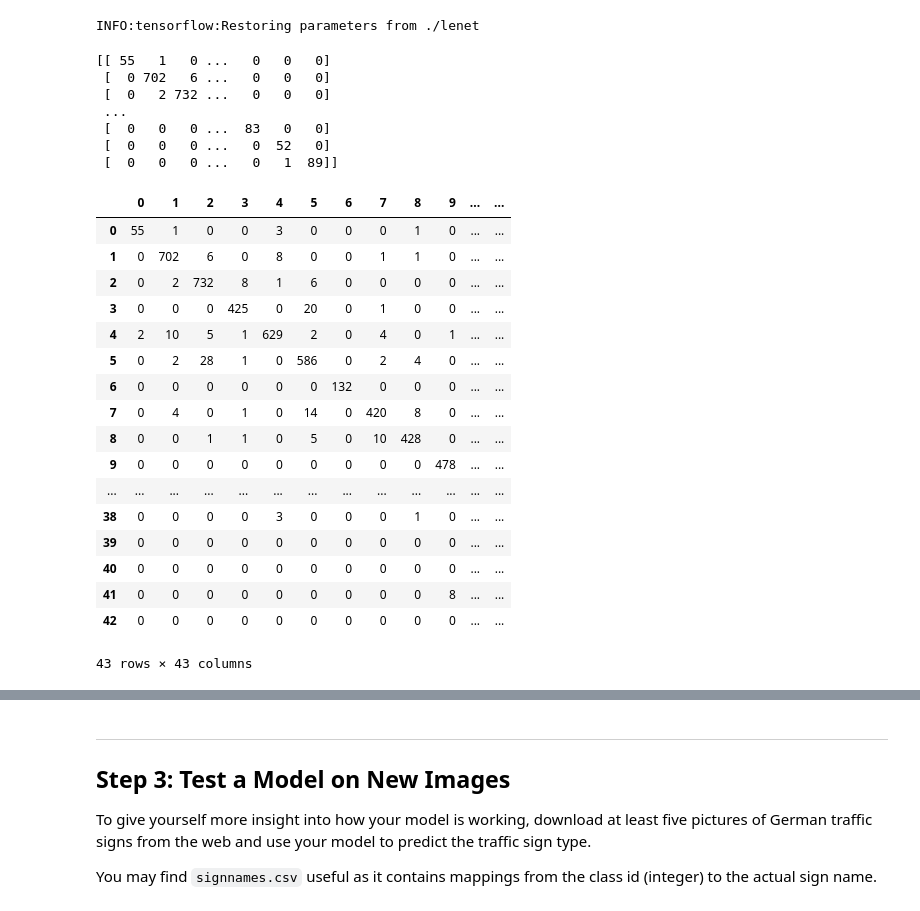
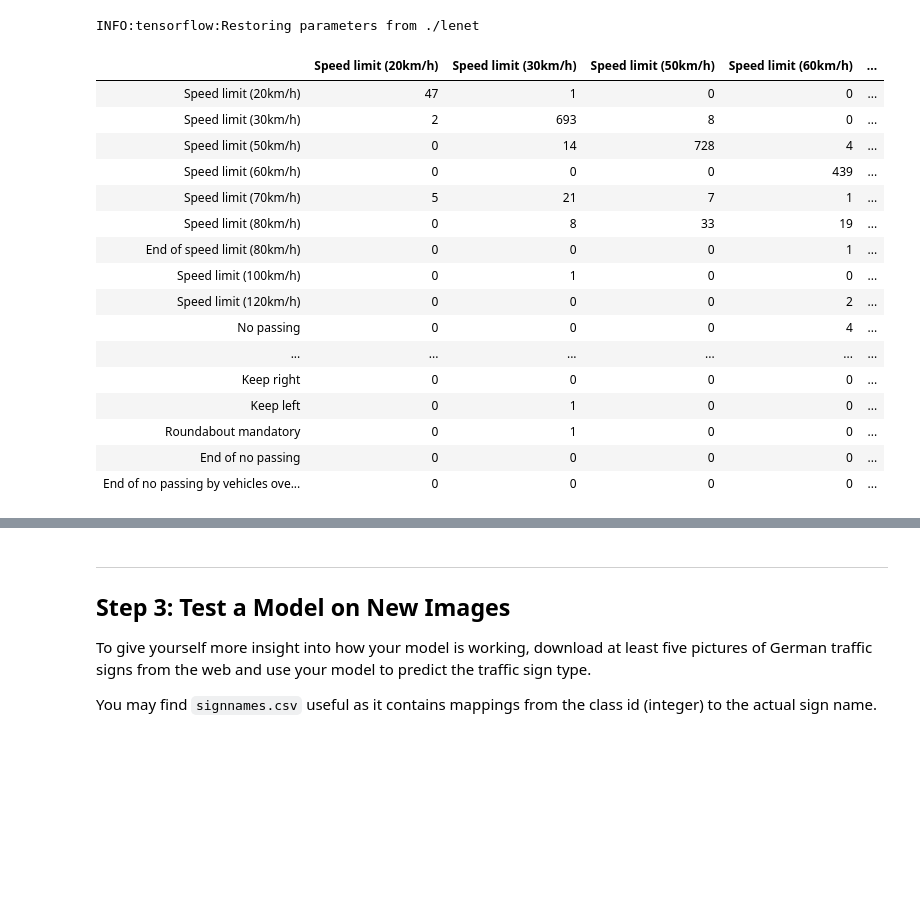
Before and after one commit to JieqingShi/CarND-Traffic-Sign-Classifier-Project, a Jupyter notebook: Traffic_Sign_Classifier.ipynb, the cells around one changed output, grey strips where cells are left out. Cells and saved outputs as stored; diff of their text form; code cells hidden in the pictures; blank space fills up the shorter version.

```diff
--- a/Traffic_Sign_Classifier.ipynb
+++ b/Traffic_Sign_Classifier.ipynb
@@ -29,3 +29,5 @@ import random
 from sklearn.utils import shuffle
 from PIL import Image
 import os
+
+pd.options.display.max_columns = 50
@@ -102,6 +105,8 @@ Number of training examples = 34799
 Number of testing examples = 12630
 Image data shape = (32, 32, 3)
 Number of classes = 43
+# %%
+n_channels = image_shape[-1]
 # %%
 # sanity check
 assert len(train["features"]) == len(train["labels"])
@@ -378,33 +424,24 @@ INFO:tensorflow:Restoring parameters from ./lenet
 # %%
 confusion = tf.confusion_matrix(labels=y_test, predictions=yhat_test, num_classes=n_classes)
 conf_matrix = confusion.eval(session=tf.Session())
-print(conf_matrix)
+conf_matrix_df = pd.DataFrame.from_records(conf_matrix, columns=signnames["SignName"].unique())
+conf_matrix_df.index = signnames["SignName"].unique()
+conf_matrix_df
 # %% [output]
-[[ 55   1   0 ...   0   0   0]
- [  0 702   6 ...   0   0   0]
- [  0   2 732 ...   0   0   0]
- ...
- [  0   0   0 ...  83   0   0]
- [  0   0   0 ...   0  52   0]
- [  0   0   0 ...   0   1  89]]
+|  | Speed limit (20km/h) | Speed limit (30km/h) | Speed limit (50km/h) | Speed limit (60km/h) | ... |
+| Speed limit (20km/h) | 47 | 1 | 0 | 0 | ... |
+| Speed limit (30km/h) | 2 | 693 | 8 | 0 | ... |
+| Speed limit (50km/h) | 0 | 14 | 728 | 4 | ... |
+| Speed limit (60km/h) | 0 | 0 | 0 | 439 | ... |
+| Speed limit (70km/h) | 5 | 21 | 7 | 1 | ... |
+| Speed limit (80km/h) | 0 | 8 | 33 | 19 | ... |
+| End of speed limit (80km/h) | 0 | 0 | 0 | 1 | ... |
+| Speed limit (100km/h) | 0 | 1 | 0 | 0 | ... |
+| Speed limit (120km/h) | 0 | 0 | 0 | 2 | ... |
+| No passing | 0 | 0 | 0 | 4 | ... |
+| ... | ... | ... | ... | ... | ... |
+| Keep right | 0 | 0 | 0 | 0 | ... |
+| Keep left | 0 | 1 | 0 | 0 | ... |
+| Roundabout mandatory | 0 | 1 | 0 | 0 | ... |
+| End of no passing | 0 | 0 | 0 | 0 | ... |
+| End of no passing by vehicles ove... | 0 | 0 | 0 | 0 | ... |
-# %%
-pd.DataFrame.from_records(conf_matrix)
-# %% [output]
-|  | 0 | 1 | 2 | 3 | 4 | 5 | 6 | 7 | 8 | 9 | ... | ... |
-| 0 | 55 | 1 | 0 | 0 | 3 | 0 | 0 | 0 | 1 | 0 | ... | ... |
-| 1 | 0 | 702 | 6 | 0 | 8 | 0 | 0 | 1 | 1 | 0 | ... | ... |
-| 2 | 0 | 2 | 732 | 8 | 1 | 6 | 0 | 0 | 0 | 0 | ... | ... |
-| 3 | 0 | 0 | 0 | 425 | 0 | 20 | 0 | 1 | 0 | 0 | ... | ... |
-| 4 | 2 | 10 | 5 | 1 | 629 | 2 | 0 | 4 | 0 | 1 | ... | ... |
-| 5 | 0 | 2 | 28 | 1 | 0 | 586 | 0 | 2 | 4 | 0 | ... | ... |
-| 6 | 0 | 0 | 0 | 0 | 0 | 0 | 132 | 0 | 0 | 0 | ... | ... |
-| 7 | 0 | 4 | 0 | 1 | 0 | 14 | 0 | 420 | 8 | 0 | ... | ... |
-| 8 | 0 | 0 | 1 | 1 | 0 | 5 | 0 | 10 | 428 | 0 | ... | ... |
-| 9 | 0 | 0 | 0 | 0 | 0 | 0 | 0 | 0 | 0 | 478 | ... | ... |
-| ... | ... | ... | ... | ... | ... | ... | ... | ... | ... | ... | ... | ... |
-| 38 | 0 | 0 | 0 | 0 | 3 | 0 | 0 | 0 | 1 | 0 | ... | ... |
-| 39 | 0 | 0 | 0 | 0 | 0 | 0 | 0 | 0 | 0 | 0 | ... | ... |
-| 40 | 0 | 0 | 0 | 0 | 0 | 0 | 0 | 0 | 0 | 0 | ... | ... |
-| 41 | 0 | 0 | 0 | 0 | 0 | 0 | 0 | 0 | 0 | 8 | ... | ... |
-| 42 | 0 | 0 | 0 | 0 | 0 | 0 | 0 | 0 | 0 | 0 | ... | ... |
-43 rows × 43 columns
```
Also changed, not shown: parts of 36 cells of this notebook, 5 other files.
